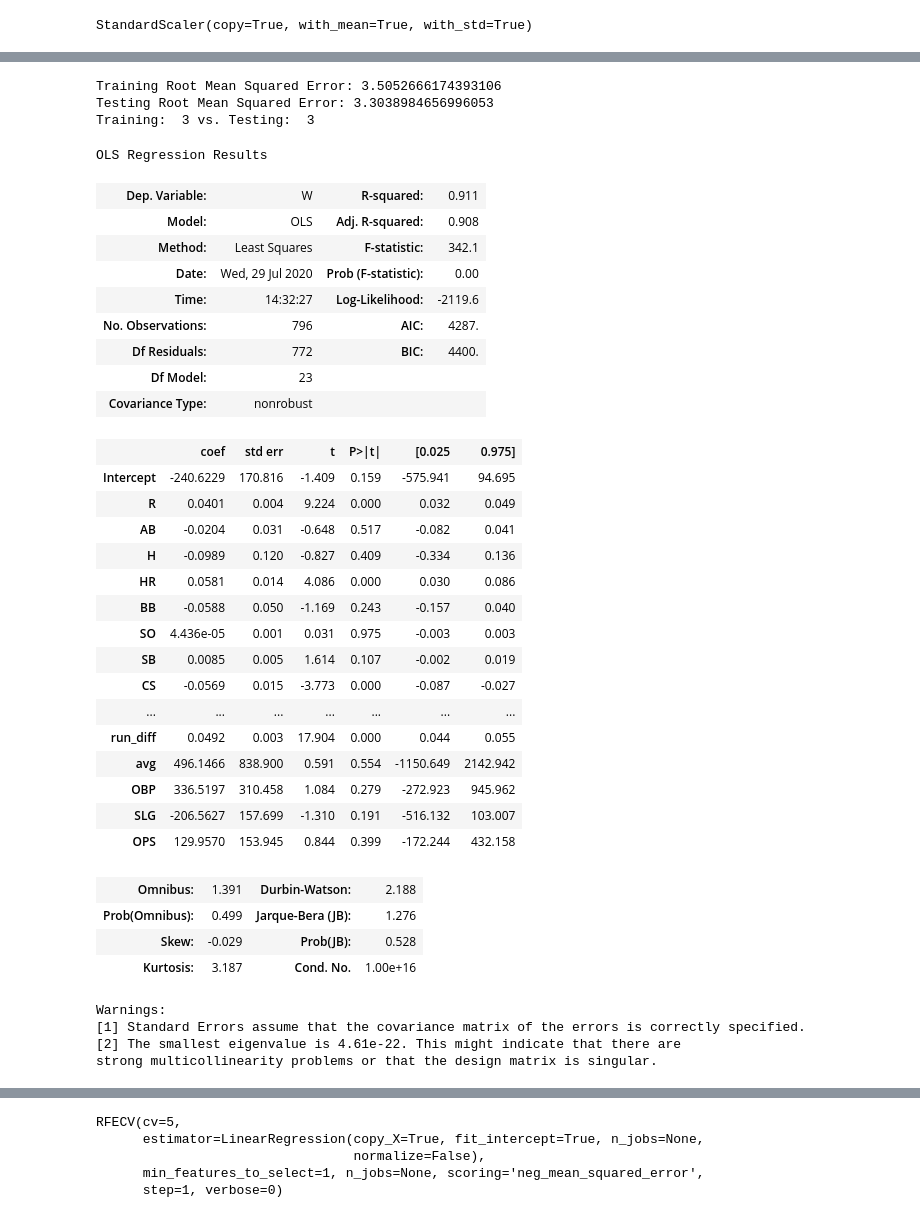
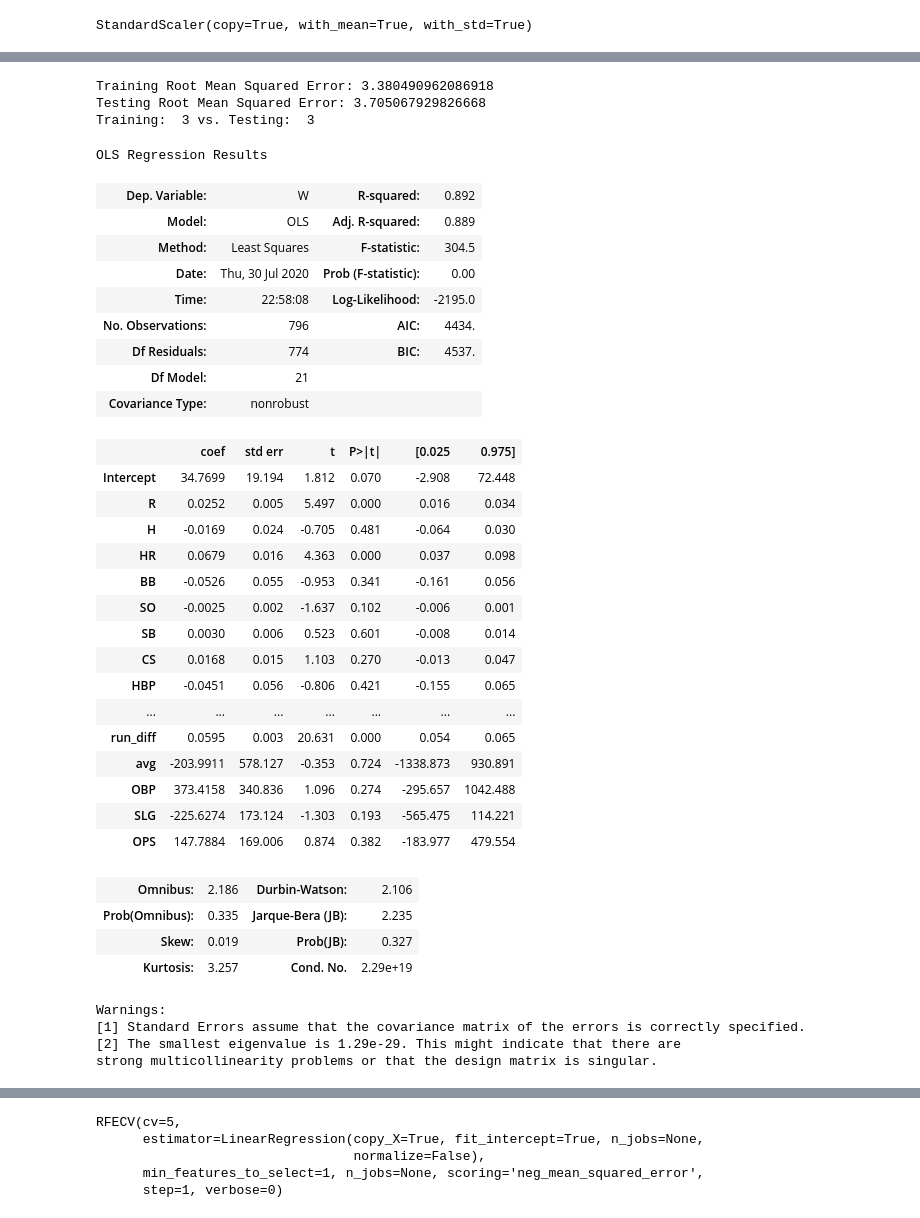
Before and after one commit to esadsetts/Mod_2_Project, a Jupyter notebook: Baseball_project_first.ipynb, the cells around one changed output, grey strips where cells are left out. Drawn from its saved outputs; the diff is of its cells as text; code cells hidden in the pictures.

```diff
--- a/Baseball_project_first.ipynb
+++ b/Baseball_project_first.ipynb
@@ -25,2 +35,7 @@ df = df[(df.yearID != 1994) & (df.yearID != 1995)]
 # %%
 df_features = df[features]
+# %%
+df.DivWin = df.DivWin.replace({'Y':True , 'N': False})
+df.WCWin = df.WCWin.replace({'Y':True , 'N': False})
+# %%
+df['playoffs'] = df.DivWin | df.WCWin
@@ -129,5 +159,3 @@ df_target
 2923    67
 2924    93
 Name: W, Length: 796, dtype: int64
-# %%
-df = df[df.yearID>1961]
@@ -569,47 +657,47 @@ print('Testing Root Mean Squared Error:' , test_rmse)
 
 print('Training: ', int(train_rmse), "vs. Testing: ", int(test_rmse))
 # %% [output]
-Training Root Mean Squared Error: 3.5052666174393106
-Testing Root Mean Squared Error: 3.3038984656996053
+Training Root Mean Squared Error: 3.380490962086918
+Testing Root Mean Squared Error: 3.705067929826668
 Training:  3 vs. Testing:  3
 # %%
-f = "W~R+AB+H+HR+BB+SO+SB+CS+HBP+SF+RA+CG+SHO+IPouts+HA+HRA+BBA+SOA+E+DP+run_diff+avg+OBP+SLG+OPS"
+f = "W~R+H+HR+BB+SO+SB+CS+HBP+SF+RA+CG+SHO+HA+HRA+BBA+SOA+E+DP+run_diff+avg+OBP+SLG+OPS"
 mlr_model = ols(formula=f, data=df).fit()
 mlr_model.summary()
 # %% [output]
 OLS Regression Results
-| Dep. Variable: | W | R-squared: | 0.911 |
-| Model: | OLS | Adj. R-squared: | 0.908 |
-| Method: | Least Squares | F-statistic: | 342.1 |
-| Date: | Wed, 29 Jul 2020 | Prob (F-statistic): | 0.00 |
-| Time: | 14:32:27 | Log-Likelihood: | -2119.6 |
-| No. Observations: | 796 | AIC: | 4287. |
-| Df Residuals: | 772 | BIC: | 4400. |
-| Df Model: | 23 |  |  |
+| Dep. Variable: | W | R-squared: | 0.892 |
+| Model: | OLS | Adj. R-squared: | 0.889 |
+| Method: | Least Squares | F-statistic: | 304.5 |
+| Date: | Thu, 30 Jul 2020 | Prob (F-statistic): | 0.00 |
+| Time: | 22:58:08 | Log-Likelihood: | -2195.0 |
+| No. Observations: | 796 | AIC: | 4434. |
+| Df Residuals: | 774 | BIC: | 4537. |
+| Df Model: | 21 |  |  |
 | Covariance Type: | nonrobust |  |  |
 |  | coef | std err | t | P>|t| | [0.025 | 0.975] |
-| Intercept | -240.6229 | 170.816 | -1.409 | 0.159 | -575.941 | 94.695 |
-| R | 0.0401 | 0.004 | 9.224 | 0.000 | 0.032 | 0.049 |
-| AB | -0.0204 | 0.031 | -0.648 | 0.517 | -0.082 | 0.041 |
-| H | -0.0989 | 0.120 | -0.827 | 0.409 | -0.334 | 0.136 |
-| HR | 0.0581 | 0.014 | 4.086 | 0.000 | 0.030 | 0.086 |
-| BB | -0.0588 | 0.050 | -1.169 | 0.243 | -0.157 | 0.040 |
-| SO | 4.436e-05 | 0.001 | 0.031 | 0.975 | -0.003 | 0.003 |
-| SB | 0.0085 | 0.005 | 1.614 | 0.107 | -0.002 | 0.019 |
-| CS | -0.0569 | 0.015 | -3.773 | 0.000 | -0.087 | -0.027 |
+| Intercept | 34.7699 | 19.194 | 1.812 | 0.070 | -2.908 | 72.448 |
+| R | 0.0252 | 0.005 | 5.497 | 0.000 | 0.016 | 0.034 |
+| H | -0.0169 | 0.024 | -0.705 | 0.481 | -0.064 | 0.030 |
+| HR | 0.0679 | 0.016 | 4.363 | 0.000 | 0.037 | 0.098 |
+| BB | -0.0526 | 0.055 | -0.953 | 0.341 | -0.161 | 0.056 |
+| SO | -0.0025 | 0.002 | -1.637 | 0.102 | -0.006 | 0.001 |
+| SB | 0.0030 | 0.006 | 0.523 | 0.601 | -0.008 | 0.014 |
+| CS | 0.0168 | 0.015 | 1.103 | 0.270 | -0.013 | 0.047 |
+| HBP | -0.0451 | 0.056 | -0.806 | 0.421 | -0.155 | 0.065 |
 | ... | ... | ... | ... | ... | ... | ... |
-| run_diff | 0.0492 | 0.003 | 17.904 | 0.000 | 0.044 | 0.055 |
-| avg | 496.1466 | 838.900 | 0.591 | 0.554 | -1150.649 | 2142.942 |
-| OBP | 336.5197 | 310.458 | 1.084 | 0.279 | -272.923 | 945.962 |
-| SLG | -206.5627 | 157.699 | -1.310 | 0.191 | -516.132 | 103.007 |
-| OPS | 129.9570 | 153.945 | 0.844 | 0.399 | -172.244 | 432.158 |
+| run_diff | 0.0595 | 0.003 | 20.631 | 0.000 | 0.054 | 0.065 |
+| avg | -203.9911 | 578.127 | -0.353 | 0.724 | -1338.873 | 930.891 |
+| OBP | 373.4158 | 340.836 | 1.096 | 0.274 | -295.657 | 1042.488 |
+| SLG | -225.6274 | 173.124 | -1.303 | 0.193 | -565.475 | 114.221 |
+| OPS | 147.7884 | 169.006 | 0.874 | 0.382 | -183.977 | 479.554 |
-| Omnibus: | 1.391 | Durbin-Watson: | 2.188 |
-| Prob(Omnibus): | 0.499 | Jarque-Bera (JB): | 1.276 |
-| Skew: | -0.029 | Prob(JB): | 0.528 |
-| Kurtosis: | 3.187 | Cond. No. | 1.00e+16 |
+| Omnibus: | 2.186 | Durbin-Watson: | 2.106 |
+| Prob(Omnibus): | 0.335 | Jarque-Bera (JB): | 2.235 |
+| Skew: | 0.019 | Prob(JB): | 0.327 |
+| Kurtosis: | 3.257 | Cond. No. | 2.29e+19 |
 Warnings:
 [1] Standard Errors assume that the covariance matrix of the errors is correctly specified.
-[2] The smallest eigenvalue is 4.61e-22. This might indicate that there are
+[2] The smallest eigenvalue is 1.29e-29. This might indicate that there are
 strong multicollinearity problems or that the design matrix is singular.
 # %%
 # Create correlation matrix
```
Also changed, not shown: parts of 49 cells of this notebook.
